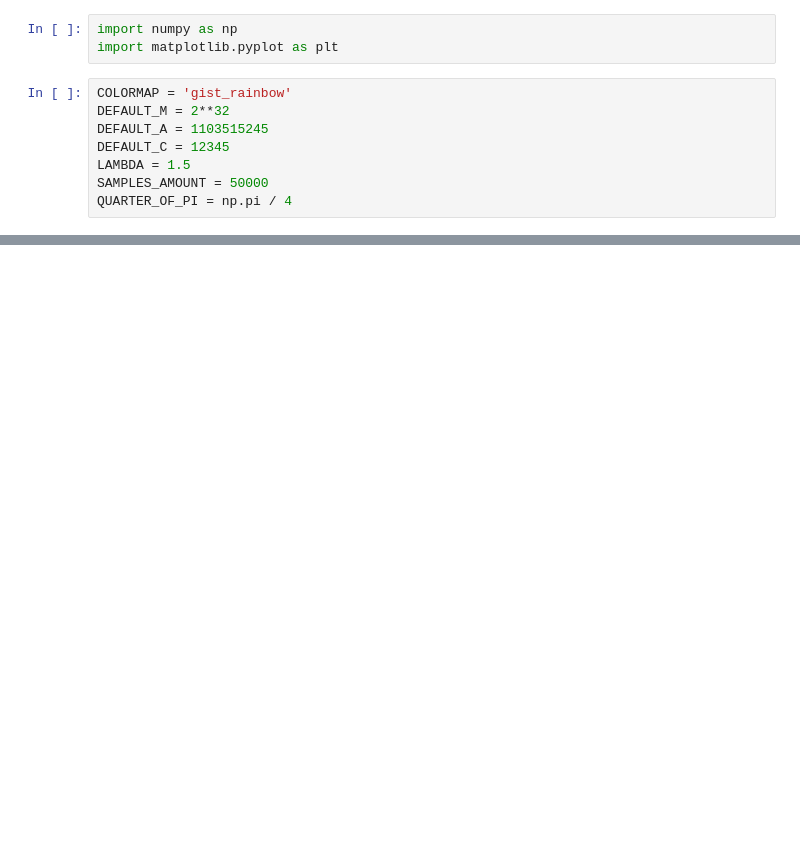
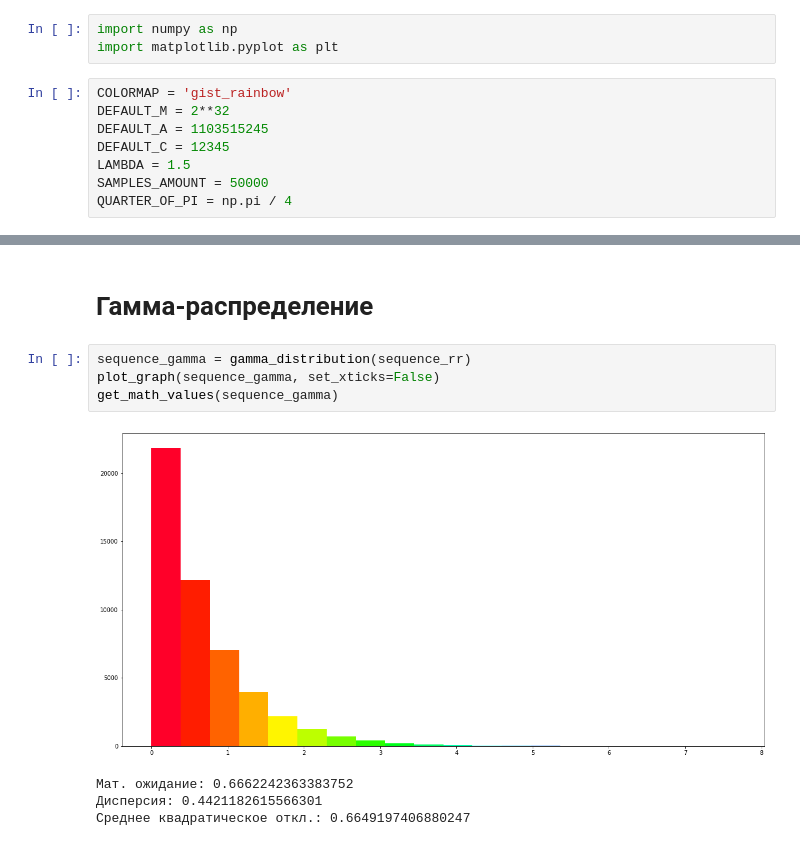
Before and after one commit to IAmVisco/sammod, a Jupyter notebook: LCG.ipynb, the cells around one changed output, grey strips where cells are left out. Cells and saved outputs as stored; diff of their text form; blank space fills up the shorter version.

```diff
--- a/LCG.ipynb
+++ b/LCG.ipynb
@@ -91,0 +123,11 @@ get_math_values(sequence)
+# %% [markdown]
+# Гамма-распределение
+# %%
+sequence_gamma = gamma_distribution(sequence_rr)
+plot_graph(sequence_gamma, set_xticks=False)
+get_math_values(sequence_gamma)
+# %% [output]
+[figure, added]
+Мат. ожидание: 0.6662242363383752
+Дисперсия: 0.4421182615566301
+Среднее квадратическое откл.: 0.6649197406880247
```
Also changed, not shown: parts of 18 cells of this notebook.
